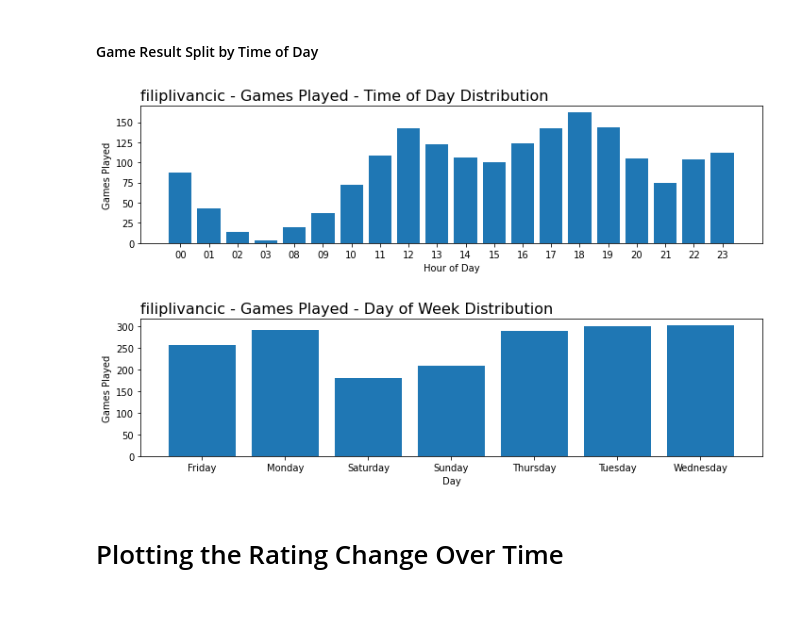
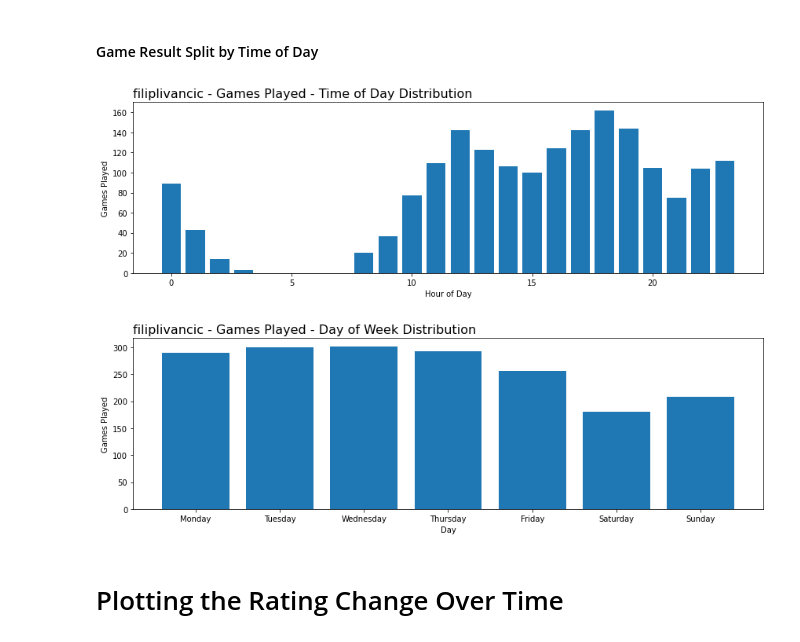
Before and after one commit to Filpill/chess_analysis, a Jupyter notebook: chess_analysis_v2.ipynb, the cells around one changed output. Cells and saved outputs as stored; diff of their text form; code cells hidden in the pictures; blank space fills up the shorter version.

Commit message:
adjusted indexing of charts

```diff
--- a/chess_analysis_v2.ipynb
+++ b/chess_analysis_v2.ipynb
@@ -211,7 +211,7 @@ if 'ECOUrl' in df_pgn.columns:
 # # Converting to Datetime Format
 df_pgn['Date'] = pd.to_datetime(df_pgn['Date'])
 df_pgn['EndDate'] = pd.to_datetime(df_pgn['EndDate'])
-df_pgn['Hour'] = df_pgn['EndTime'].str.slice(stop=2)
+df_pgn['Hour'] = df_pgn['EndTime'].str.slice(stop=2).astype(int)
 df_pgn['Day Name'] = df_pgn['Date'].dt.day_name()
 # %% [markdown]
 #### Merging chess pgn dataframe back into the main dataframe via the game url/link
@@ -263,21 +289,21 @@ There are 31 cols:
 #### Filtering Ranked Games
 # %%
 # Filtering Down to Rated Games to specific time classifications
-df_blitz_600 = df_original.loc[
-                                    (df_original['time_class']=='blitz')
-                                  & (df_original['TimeControl']=='600')
-                                  & (df_original['rated'] == True)
+df_blitz_600 = df_curated.loc[
+                                    (df_curated['time_class']=='blitz')
+                                  & (df_curated['TimeControl']=='600')
+                                  & (df_curated['rated'] == True)
                                   ]
 
-df_blitz_180_2 = df_original.loc[
-                                    (df_original['time_class']=='blitz')
-                                  & (df_original['TimeControl']=='180+2')
-                                  & (df_original['rated'] == True)
+df_blitz_180_2 = df_curated.loc[
+                                    (df_curated['time_class']=='blitz')
+                                  & (df_curated['TimeControl']=='180+2')
+                                  & (df_curated['rated'] == True)
                                   ]
 
-df_blitz = df_original.loc[
-                                    (df_original['time_class']=='blitz')
-                                  & (df_original['rated'] == True)
+df_blitz = df_curated.loc[
+                                    (df_curated['time_class']=='blitz')
+                                  & (df_curated['rated'] == True)
                                   ]
 df_blitz[-3:]
 # %% [output]
@@ -346,27 +371,47 @@ plt.tight_layout()
 # %% [markdown]
 #### Game Result Split by Time of Day
 # %%
+# Making a table with all the hours to eliminate discontinuity in dataset
+hour_list = [i for i in range(24)]
+hour_table = pd.DataFrame(hour_list,columns={'Hour'})
+
+#Grouping data and performing right join to fill in potential gaps for the dims
 df_time = df_blitz.groupby(['Hour'])['rated'].count().reset_index(name='Games')
+df_time = pd.merge(df_time,hour_table,on='Hour',how='right')
 
-fig, ax = plt.subplots(figsize=(10,3))
+fig, ax = plt.subplots(figsize=(12,4))
 ax.bar(df_time['Hour'],df_time['Games'])
 ax.set_title(f'{player} - Games Played - Time of Day Distribution',loc='left',fontsize=16)
 ax.set_xlabel('Hour of Day', fontsize = 10)
 ax.set_ylabel('Games Played', fontsize=10)
 plt.tight_layout()
 # %% [output]
-[figure, old version]
+[figure, new version]
 # %%
+# Making a table with all the day names to eliminate discontinuity in dataset
+dayName_list = [
+    'Monday',
+    'Tuesday',
+    'Wednesday',
+    'Thursday',
+    'Friday',
+    'Saturday',
+    'Sunday'
+]
+dayName_table = pd.DataFrame(dayName_list,columns={'Day Name'})
+
+#Grouping data and performing right join to fill in potential gaps for the dims
 df_day_name = df_blitz.groupby(['Day Name'])['rated'].count().reset_index(name='Games')
+df_day_name = pd.merge(df_day_name,dayName_table,on='Day Name',how='right')
 
-fig, ax = plt.subplots(figsize=(10,3))
+fig, ax = plt.subplots(figsize=(12,4))
 ax.bar(df_day_name['Day Name'],df_day_name['Games'])
 ax.set_title(f'{player} - Games Played - Day of Week Distribution',loc='left',fontsize=16)
 ax.set_xlabel('Day', fontsize = 10)
 ax.set_ylabel('Games Played', fontsize=10)
 plt.tight_layout()
 # %% [output]
-[figure, old version]
+[figure, new version]
 # %% [markdown]
 # Plotting the Rating Change Over Time
 # %%
```
Also changed, not shown: parts of 6 cells of this notebook.
